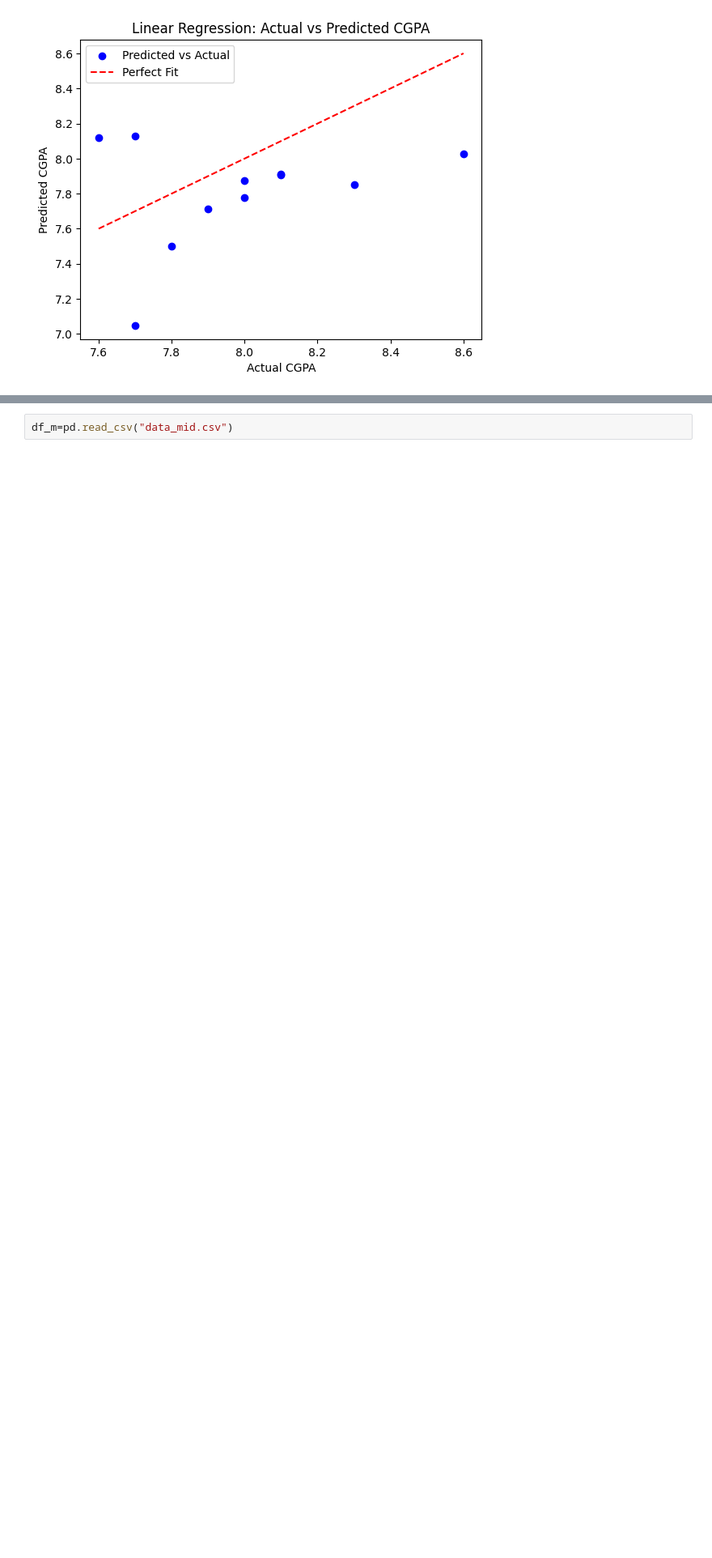
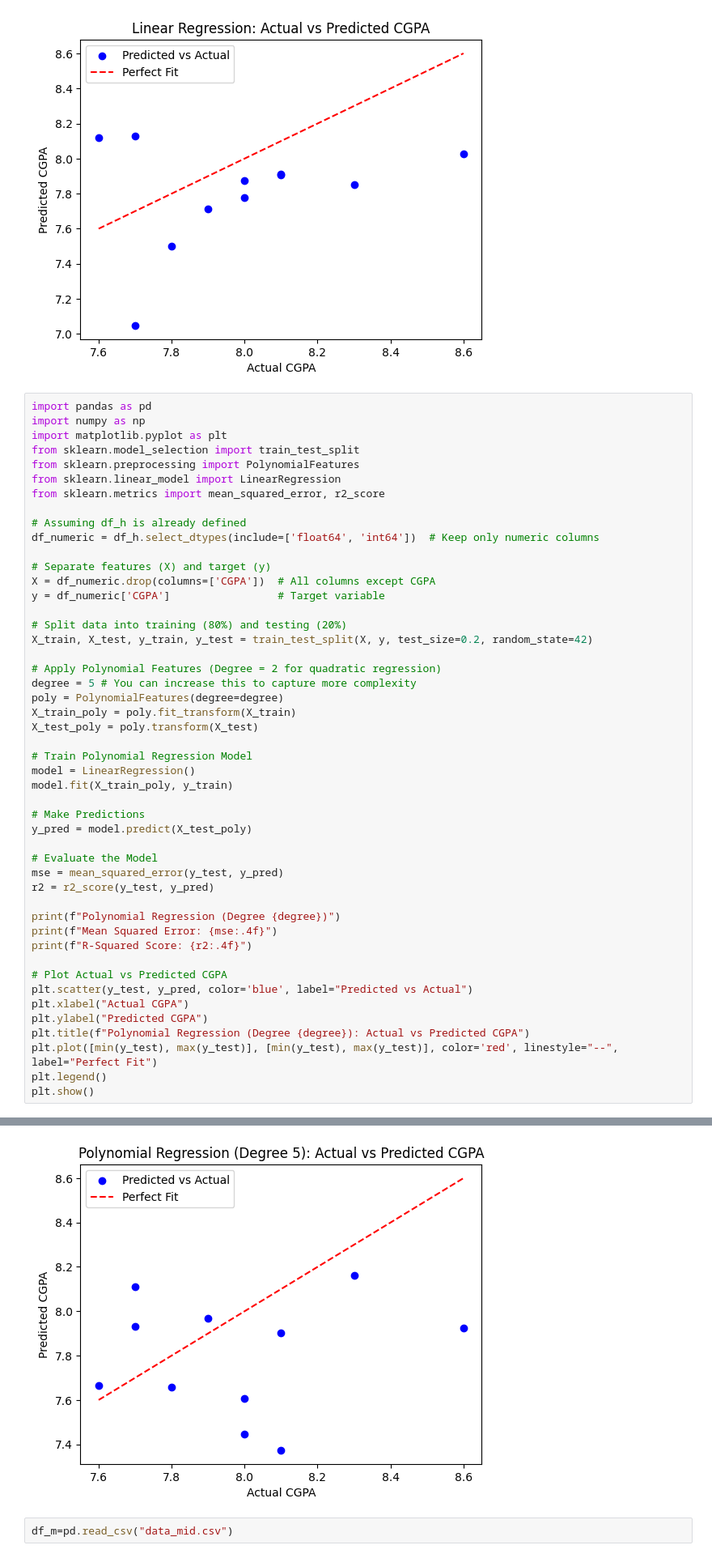
Before and after one commit to amitsitare/CGPA-Prediction-Model, a Jupyter notebook: Separate_Analysis.ipynb, the cells around one changed output, grey strips where cells are left out. Shown at 81% size. Saved outputs shown, nothing was run; the diff lists cells and outputs as text; blank space fills up the shorter version.

```diff
--- a/Separate_Analysis.ipynb
+++ b/Separate_Analysis.ipynb
@@ -88,3 +116,52 @@ plt.show()
 Mean Squared Error: 0.1521
 R-Squared Score: -0.9543
 [figure]
+# %%
+import pandas as pd
+import numpy as np
+import matplotlib.pyplot as plt
+from sklearn.model_selection import train_test_split
+from sklearn.preprocessing import PolynomialFeatures
+from sklearn.linear_model import LinearRegression
+from sklearn.metrics import mean_squared_error, r2_score
+
+# Assuming df_h is already defined
+df_numeric = df_h.select_dtypes(include=['float64', 'int64'])  # Keep only numeric columns
+
+# Separate features (X) and target (y)
+X = df_numeric.drop(columns=['CGPA'])  # All columns except CGPA
+y = df_numeric['CGPA']                 # Target variable
+
+# Split data into training (80%) and testing (20%)
+X_train, X_test, y_train, y_test = train_test_split(X, y, test_size=0.2, random_state=42)
+
+# Apply Polynomial Features (Degree = 2 for quadratic regression)
+degree = 5 # You can increase this to capture more complexity
+poly = PolynomialFeatures(degree=degree)
+X_train_poly = poly.fit_transform(X_train)
+X_test_poly = poly.transform(X_test)
+
+# Train Polynomial Regression Model
+model = LinearRegression()
+model.fit(X_train_poly, y_train)
+
+# Make Predictions
+y_pred = model.predict(X_test_poly)
+
+# Evaluate the Model
+mse = mean_squared_error(y_test, y_pred)
+r2 = r2_score(y_test, y_pred)
+
+print(f"Polynomial Regression (Degree {degree})")
+print(f"Mean Squared Error: {mse:.4f}")
+print(f"R-Squared Score: {r2:.4f}")
+
+# Plot Actual vs Predicted CGPA
+plt.scatter(y_test, y_pred, color='blue', label="Predicted vs Actual")
+plt.xlabel("Actual CGPA")
+plt.ylabel("Predicted CGPA")
+plt.title(f"Polynomial Regression (Degree {degree}): Actual vs Predicted CGPA")
+plt.plot([min(y_test), max(y_test)], [min(y_test), max(y_test)], color='red', linestyle="--", label="Perfect Fit")
+plt.legend()
+plt.show()
+# %% [output]
@@ -91,3 +171,4 @@ R-Squared Score: -0.9543
+[figure, added]
 # %%
 df_m=pd.read_csv("data_mid.csv")
 # %%
```
Also changed, not shown: parts of 16 cells of this notebook.
